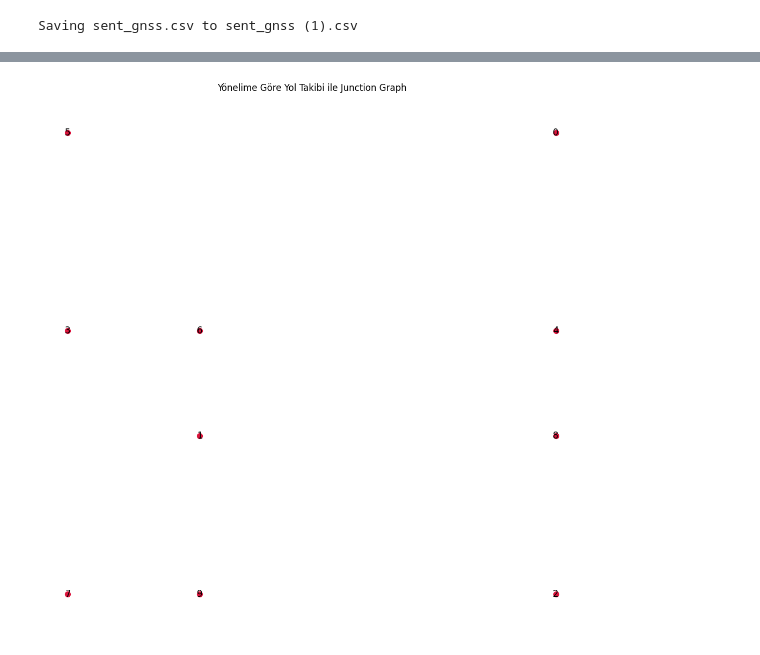
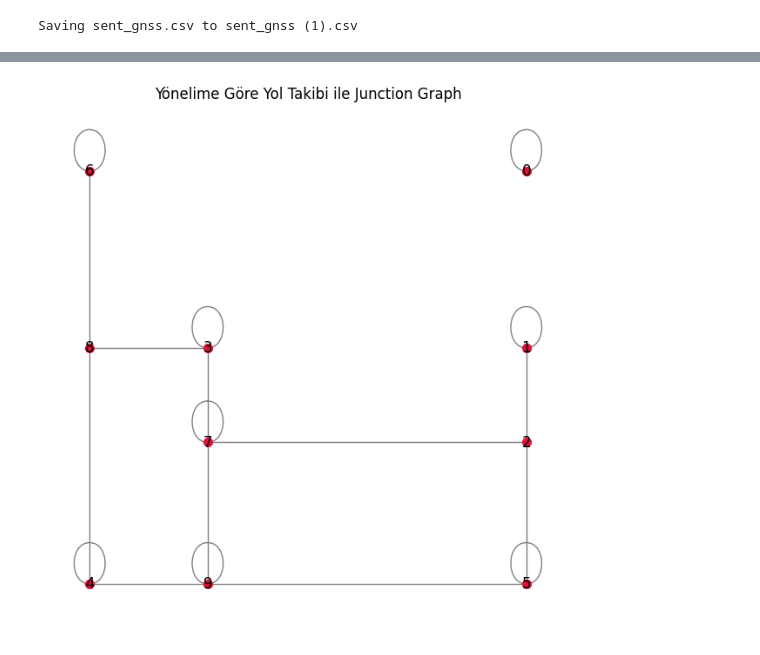
Before and after one commit to bit-engr-team/A.Vehicle-Planning.D.M, a Jupyter notebook: mission_planner/graph_new.ipynb, the cells around one changed output, grey strips where cells are left out. Drawn from its saved outputs; the diff is of its cells as text; code cells hidden in the pictures.

```diff
--- a/mission_planner/graph_new.ipynb
+++ b/mission_planner/graph_new.ipynb
@@ -11,15 +11,17 @@ import networkx as nx
 import matplotlib.pyplot as plt
 
 # Veriyi okuma
-df = pd.read_csv("sent_gnss.csv")
+df = pd.read_csv("Data/sent_gnss.csv")
 all_points = df[['latitude', 'longitude']].values
 junctions = df[df['junction'] == 1.0][['latitude', 'longitude']].reset_index(drop=True)
+other_points = df[df['junction'] == 0.0][['latitude', 'longitude']].reset_index(drop=True)[['latitude', 'longitude']].values
+
 junction_coords = junctions.values
 
 # Parametreler
-search_radius = 0.0003
-angle_thresh = np.pi / 4
-max_steps = 100
+search_radius = 0.0001
+angle_thresh = np.pi / 1
+max_steps = 1000
 
 # Yardımcı fonksiyonlar
 def angle_between(v1, v2):
@@ -28,7 +30,7 @@ def angle_between(v1, v2):
     dot = np.dot(unit_v1, unit_v2)
     return np.arccos(np.clip(dot, -1.0, 1.0))
 
-def follow_path_by_angle(start_point, all_points, visited, junction_coords,
+def follow_path_by_angle(start_point, other_points, visited, junction_coords,
                          max_steps=100, angle_thresh=np.pi/4, dist_thresh=0.0003):
     path = [start_point]
     current = start_point
@@ -38,8 +40,9 @@ def follow_path_by_angle(start_point, all_points, visited, junction_coords,
     while steps < max_steps:
         steps += 1
 
-        candidates = [p for p in all_points if tuple(p) not in visited and np.linalg.norm(p - current) < dist_thresh]
+        candidates = [p for p in other_points if  np.linalg.norm(p - current) < dist_thresh] #(tuple(p) not in visited) and
         if not candidates:
+            print("\tNo candidates found within distance threshold.")
             break
 
         best_point = None
@@ -53,6 +56,7 @@ def follow_path_by_angle(start_point, all_points, visited, junction_coords,
                 best_point = cand
 
         if best_point is None:
+            print("\tNo suitable point found within angle threshold.")
             break
 
         visited.add(tuple(best_point))
@@ -76,10 +80,12 @@ for idx, coord in enumerate(junction_coords):
 visited_points = set()
 for j_idx, junc in enumerate(junction_coords):
     # Junction yakınındaki bir nokta bulma
-    for point in all_points:
-        if np.linalg.norm(point - junc) < search_radius and tuple(point) not in visited_points:
+    for point in other_points:
+        if np.linalg.norm(point - junc) < search_radius and (tuple(point) not in visited_points):
+            print(f"Starting path from junction {j_idx} at {point}")
             visited_points.add(tuple(point))
-            path, end_junc_idx = follow_path_by_angle(point, all_points, visited_points,
+            path, end_junc_idx = follow_path_by_angle(point, other_points, visited_points,
                                                       junction_coords, max_steps, angle_thresh, search_radius)
-            if path and end_junc_idx is not None:
+            if (path is not None) and (end_junc_idx is not None):
+                print(f"\tPath found from junction {j_idx} to junction {end_junc_idx}: {path}")
                 G.add_edge(j_idx, end_junc_idx)
@@ -86,12 +110,12 @@ for j_idx, junc in enumerate(junction_coords):
 # %%
 # Grafı çiz
 pos = nx.get_node_attributes(G, 'pos')
-plt.figure(figsize=(10, 10))
+plt.figure(figsize=(6, 6))
 nx.draw(G, pos, node_size=50, node_color='crimson', edge_color='gray', with_labels=True)
 plt.title("Yönelime Göre Yol Takibi ile Junction Graph")
 plt.xlabel("Longitude")
 plt.ylabel("Latitude")
 plt.axis("equal")
 plt.show()
 # %% [output]
-[figure, old version]
+[figure, new version]
```
Also changed, not shown: parts of 1 cell of this notebook, 3 other files.
